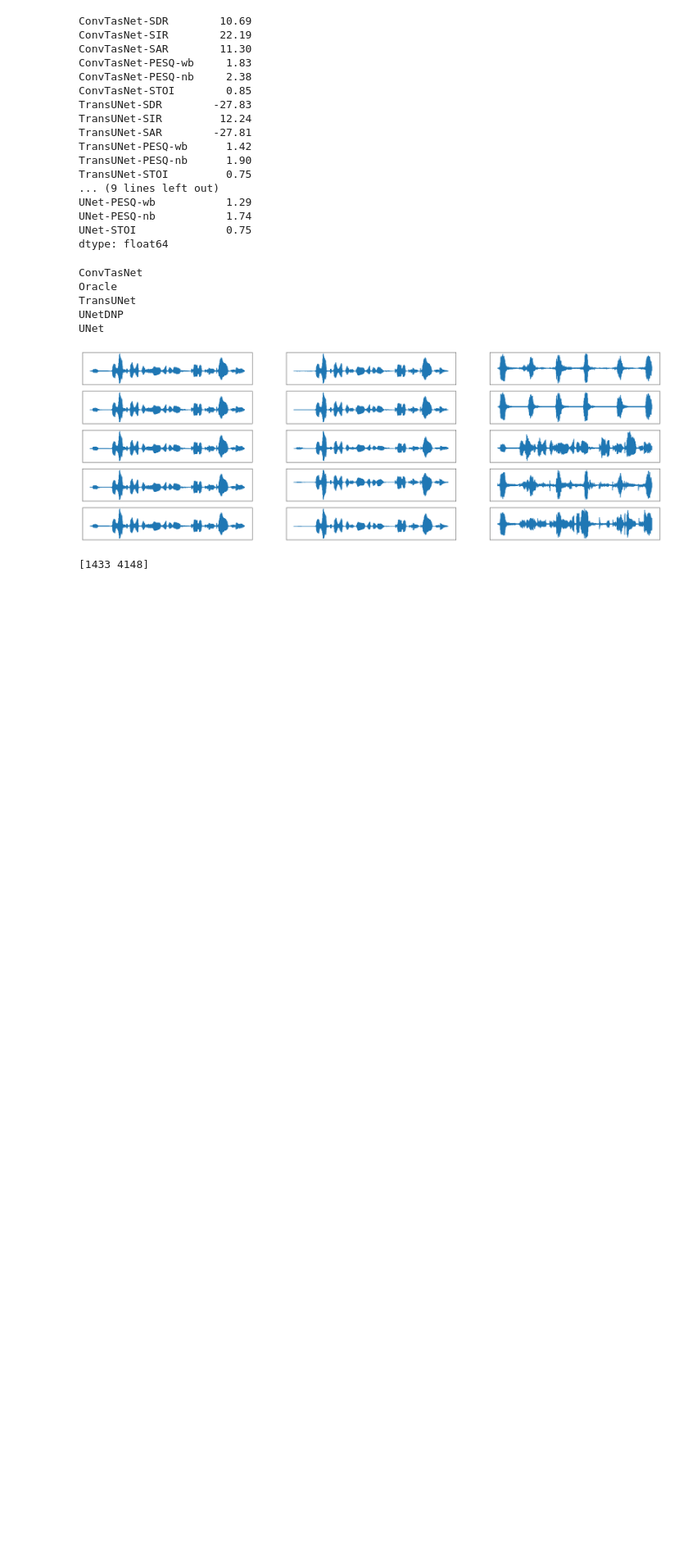
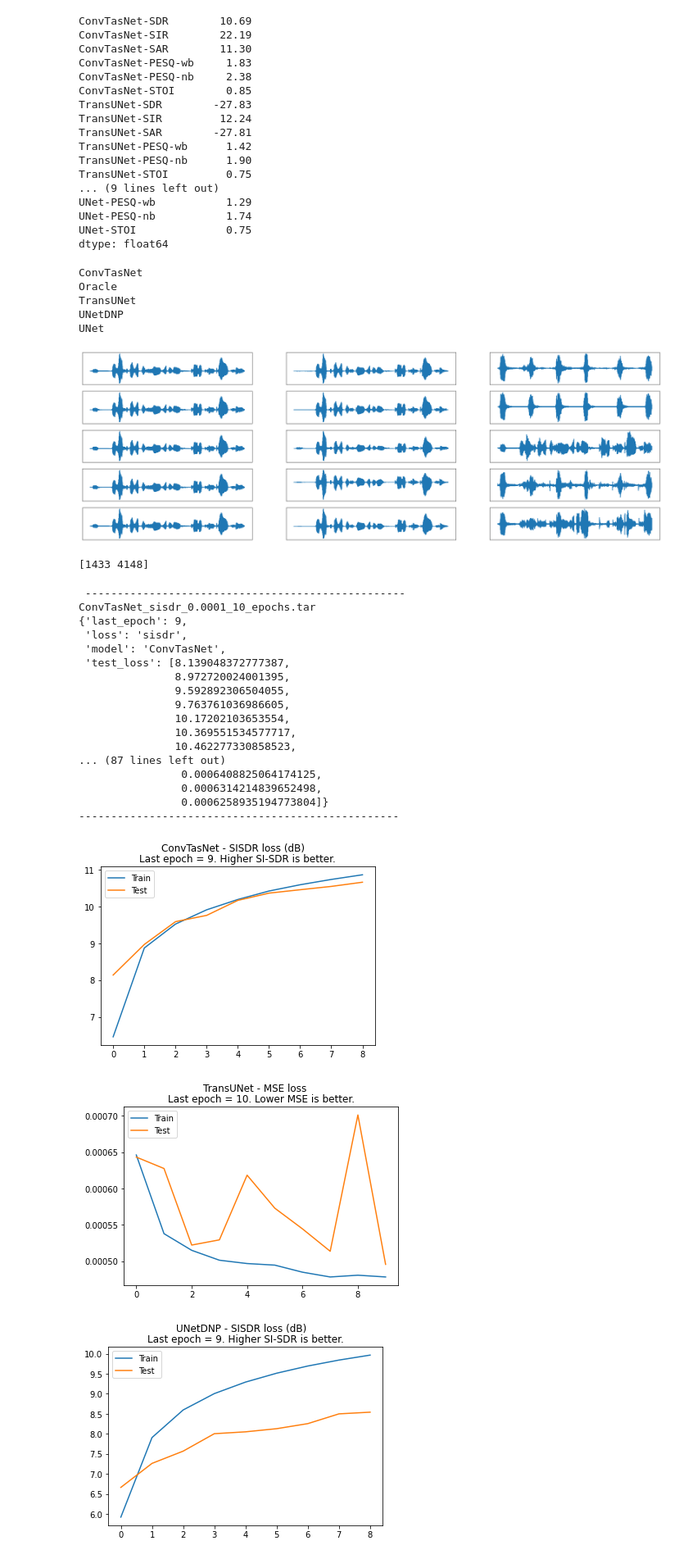
Before and after one commit to hmartelb/speech-denoising, a Jupyter notebook: result_visualization.ipynb, the cells around one changed output. Shown: that part at 82% size. Drawn from its saved outputs; the diff is of its cells as text; code cells hidden in the pictures; blank space fills up the shorter version.

```diff
--- a/result_visualization.ipynb
+++ b/result_visualization.ipynb
@@ -182,3 +182,72 @@ for idx in indices:
             )
 # %% [output]
 [1433 4148]
+# %%
+import torch
+import json
+
+# model_checkpoints = ['UNet_mse_mask_10_epochs.tar', 'UNetDNP_sisdr_10epochs.tar', 'ConvTasNet_sisdr_10epochs.tar', 'TransUNet_mse_0.0001_10_epochs.tar']
+checkpoints_dir = os.path.join("checkpoints", "20210612")
+
+for ckpt in os.listdir(checkpoints_dir):
+    if ckpt.endswith('.tar'):
+        parts = ckpt.split('_')
+        model_name = parts[0]
+        loss_name = parts[1]
+
+        checkpoint_name = os.path.join(checkpoints_dir, ckpt)
+        checkpoint = torch.load(checkpoint_name)
+
+        history = checkpoint["history"]
+        if loss_name == 'sisdr':
+            history['train_loss'] = [-1*x for x in history['train_loss']]
+
+        history['model'] = model_name
+        history['loss'] = loss_name
+        history['last_epoch'] = len(history['train_loss'])
+
+        print("\n", "-"*50)
+        print(ckpt)
+        pprint(history)
+        print("-"*50)
+
+        json_filename = os.path.join(checkpoints_dir, model_name+'.json')
+        with open(json_filename, 'w') as f:
+            json.dump(history, f)
+
+
+        figure_filename = os.path.join(checkpoints_dir, model_name+'.png')
+
+        plt.figure()
+        plt.plot(history['train_loss'])
+        plt.plot(history['test_loss'])
+        plt.legend(['Train', 'Test'])
+
+        # plt.xticks(np.arange(1, 10, 1))
+        # plt.xlim([0, 9])
+
+        plt.suptitle(f"{model_name} - {loss_name.upper()} loss {'(dB)' if loss_name == 'sisdr' else ''}")
+        plt.title(f"Last epoch = {history['last_epoch']}. {'Higher SI-SDR is better' if loss_name == 'sisdr' else 'Lower MSE is better'}.")
+
+        plt.savefig(figure_filename, dpi=300)
+# %% [output]
+ --------------------------------------------------
+ConvTasNet_sisdr_0.0001_10_epochs.tar
+{'last_epoch': 9,
+ 'loss': 'sisdr',
+ 'model': 'ConvTasNet',
+ 'test_loss': [8.139048372777387,
+               8.972720024001395,
+               9.592892306504055,
+               9.763761036986605,
+               10.17202103653554,
+               10.369551534577717,
+               10.462277330858523,
+... (87 lines left out)
+                0.0006408825064174125,
+                0.0006314214839652498,
+                0.0006258935194773804]}
+--------------------------------------------------
+[figure, added]
+[figure, added]
+[figure, added]
```
Also changed, not shown: parts of 1 cell of this notebook.
